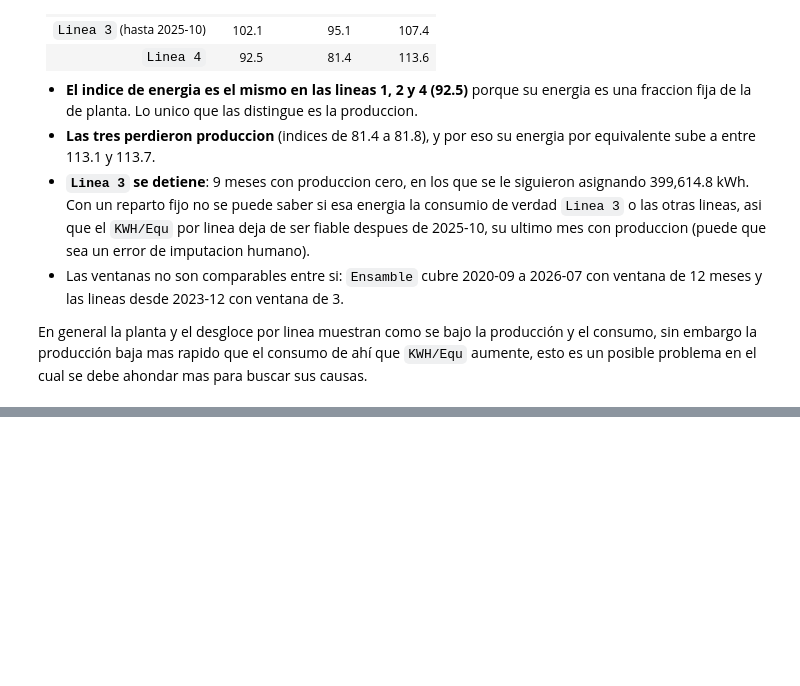
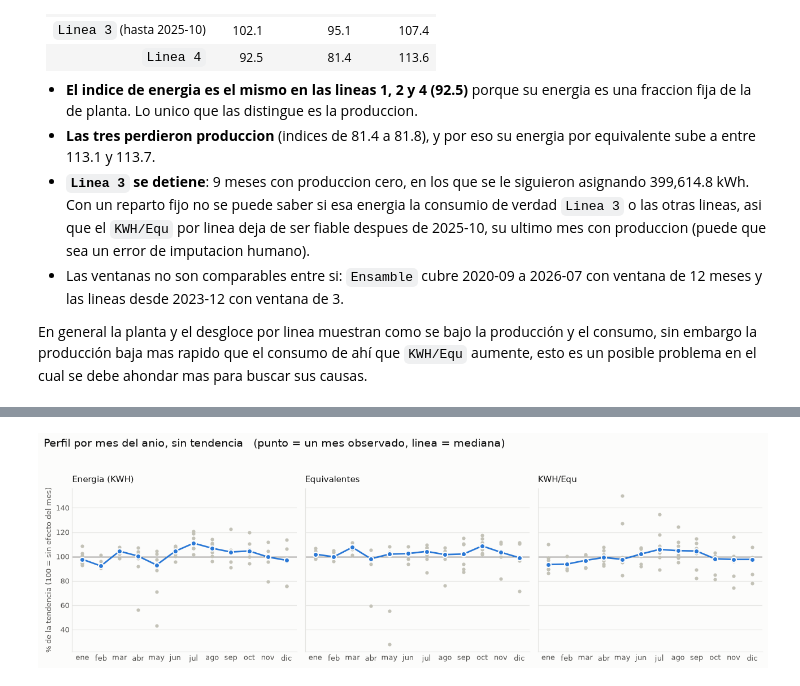
Before and after one commit to juanpablocarrillohortua/clarios_app, a Jupyter notebook: notebooks/Ensamble_analysis.ipynb, the cells around one changed output, grey strips where cells are left out. Saved outputs shown, nothing was run; the diff lists cells and outputs as text; code cells hidden in the pictures; blank space fills up the shorter version.

```diff
--- a/notebooks/Ensamble_analysis.ipynb
+++ b/notebooks/Ensamble_analysis.ipynb
@@ -1446,0 +1518,65 @@ En general la planta y el desgloce por linea muestran como se bajo la producció
+# %%
+MESES = ["ene", "feb", "mar", "abr", "may", "jun", "jul", "ago", "sep", "oct", "nov", "dic"]
+OBSERVACION = "#c3c2b7"  # gris de contexto: lo que no es el dato principal
+
+
+def estilo_eje(ax: plt.Axes) -> None:
+    """Superficie, grilla horizontal y ejes recesivos, como el resto del notebook."""
+    ax.set_facecolor(SUPERFICIE)
+    ax.grid(axis="y", color=GRILLA, linewidth=0.8)
+    ax.set_axisbelow(True)
+    ax.spines[["top", "right"]].set_visible(False)
+    ax.spines[["left", "bottom"]].set_color(GRILLA)
+    ax.tick_params(colors=TINTA_SUAVE, labelsize=9, length=0)
+
+
+def rotulo_eje(valor: float, _posicion: float) -> str:
+    """Miles con separador y sin decimales; valores chicos con 3 cifras significativas."""
+    return f"{valor:,.0f}" if abs(valor) >= UMBRAL_MILES else f"{valor:,.3g}"
+
+
+def perfil_por_grupo(
+    ax: plt.Axes, valores: pd.Series, grupos: pd.Index, rotulos: list[str]
+) -> None:
+    """Dibuja cada observacion de un grupo y une las medianas de los grupos."""
+    medianas = valores.groupby(grupos).median()
+    posicion = {grupo: i for i, grupo in enumerate(medianas.index)}
+    ax.scatter(
+        [posicion[g] for g in grupos], valores, s=20, color=OBSERVACION, linewidths=0, zorder=2
+    )
+    ax.plot(
+        range(len(medianas)),
+        medianas.to_numpy(),
+        color=LINEA,
+        linewidth=2,
+        marker="o",
+        markersize=6.5,
+        markeredgecolor=SUPERFICIE,
+        markeredgewidth=1.5,
+        zorder=3,
+    )
+    ax.set_xticks(range(len(medianas)), rotulos)
+    estilo_eje(ax)
+
+
+# Estacionalidad: se compara cada mes del anio contra los demas, ya sin la tendencia
+fig, axes = plt.subplots(1, 3, figsize=(13, 4.2), facecolor=SUPERFICIE, sharey=True)
+fig.suptitle(
+    "Perfil por mes del anio, sin tendencia   (punto = un mes observado, linea = mediana)",
+    fontsize=14,
+    color=TINTA,
+    x=0.01,
+    ha="left",
+    y=0.98,
+)
+for ax, (nombre, s) in zip(axes, series_ts.items(), strict=True):
+    relativo = sin_tendencia(s)
+    perfil_por_grupo(ax, relativo, relativo.index.month, MESES)
+    ax.axhline(100, color=TINTA_SUAVE, linewidth=1, zorder=1)
+    ax.set_title(nombre, fontsize=10.5, color=TINTA, loc="left", pad=8)
+axes[0].set_ylabel("% de la tendencia (100 = sin efecto del mes)", fontsize=9, color=TINTA_SUAVE)
+
+plt.tight_layout(rect=[0, 0, 1, 0.94])
+plt.show()
+# %% [output]
+[figure, added]
```
Also changed, not shown: parts of 19 cells of this notebook, 1 other file.
